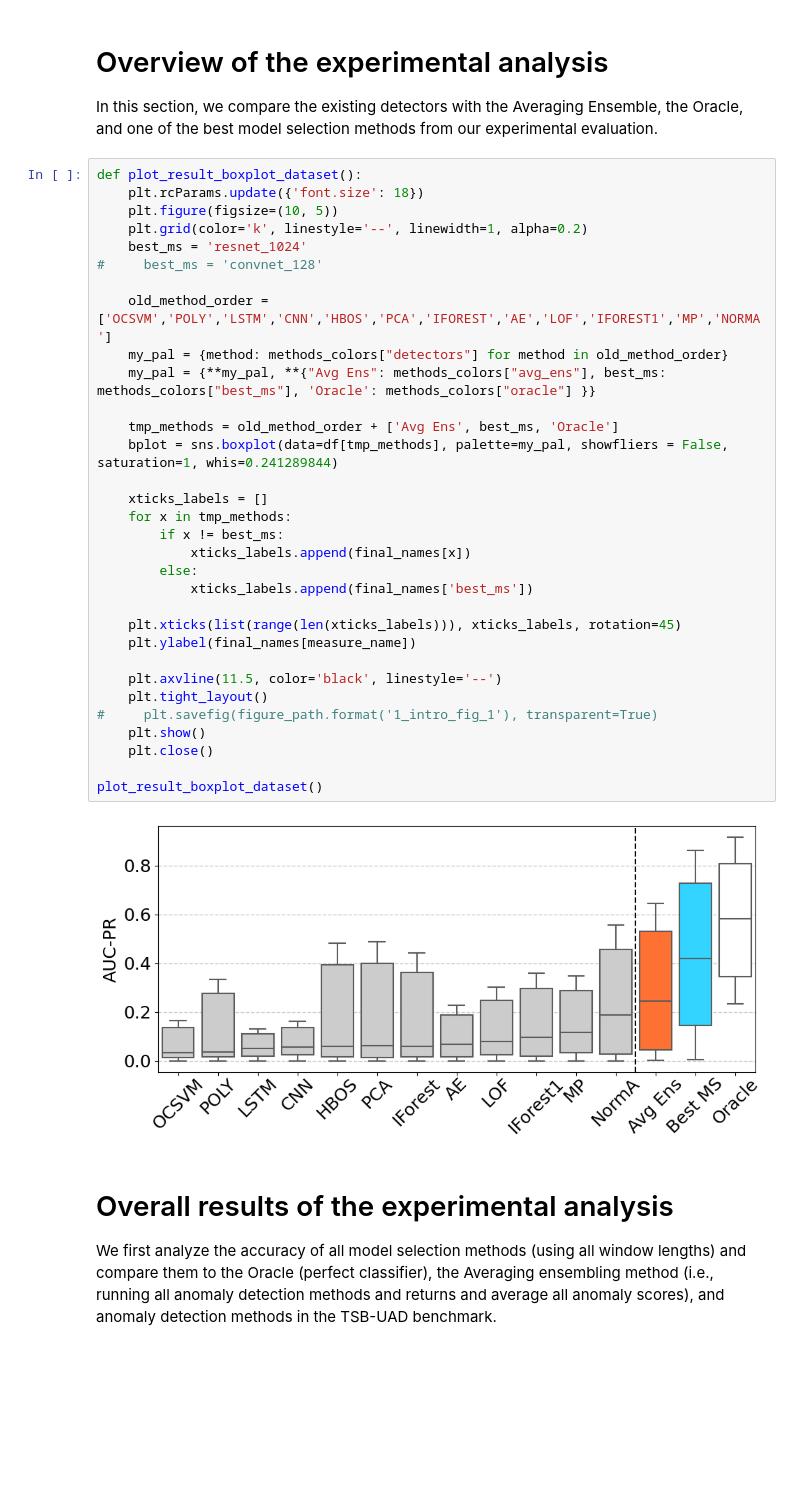
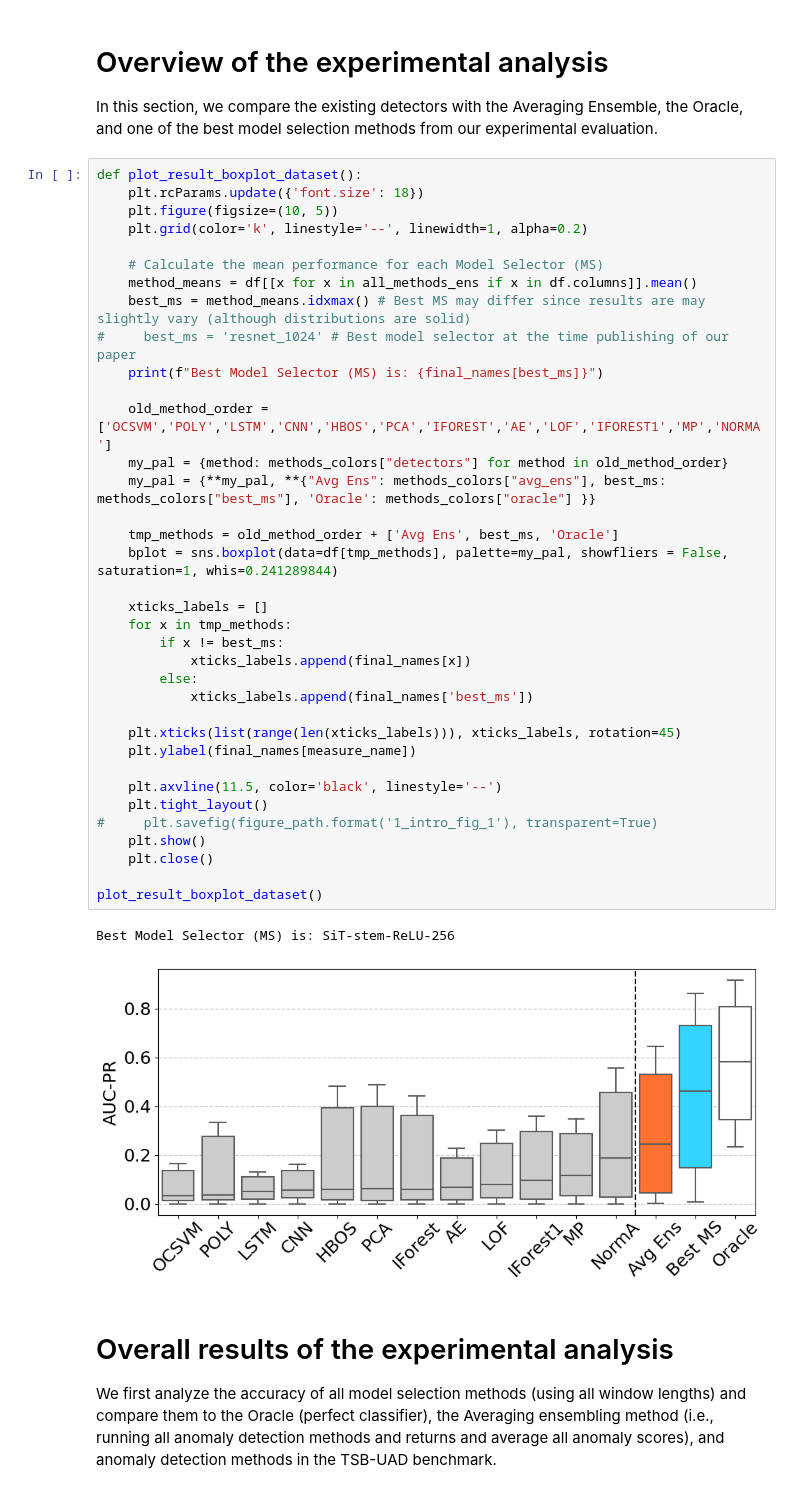
Before and after one commit to boniolp/MSAD, a Jupyter notebook: experiments/accuracy_analysis/accuracy_evaluation.ipynb, the cells around one changed output. Saved outputs shown, nothing was run; the diff lists cells and outputs as text; blank space fills up the shorter version.

```diff
--- a/experiments/accuracy_analysis/accuracy_evaluation.ipynb
+++ b/experiments/accuracy_analysis/accuracy_evaluation.ipynb
@@ -167,36 +166,41 @@ In this section, we compare the existing detectors with the Averaging Ensemble,
 def plot_result_boxplot_dataset():
     plt.rcParams.update({'font.size': 18})
     plt.figure(figsize=(10, 5))
     plt.grid(color='k', linestyle='--', linewidth=1, alpha=0.2)
-    best_ms = 'resnet_1024'
-#     best_ms = 'convnet_128'
+
+    # Calculate the mean performance for each Model Selector (MS)
+    method_means = df[[x for x in all_methods_ens if x in df.columns]].mean()
+    best_ms = method_means.idxmax() # Best MS may differ since results are may slightly vary (although distributions are solid)
+#     best_ms = 'resnet_1024' # Best model selector at the time publishing of our paper
+    print(f"Best Model Selector (MS) is: {final_names[best_ms]}")
 
     old_method_order = ['OCSVM','POLY','LSTM','CNN','HBOS','PCA','IFOREST','AE','LOF','IFOREST1','MP','NORMA']
     my_pal = {method: methods_colors["detectors"] for method in old_method_order}
     my_pal = {**my_pal, **{"Avg Ens": methods_colors["avg_ens"], best_ms: methods_colors["best_ms"], 'Oracle': methods_colors["oracle"] }}
 
     tmp_methods = old_method_order + ['Avg Ens', best_ms, 'Oracle']
     bplot = sns.boxplot(data=df[tmp_methods], palette=my_pal, showfliers = False, saturation=1, whis=0.241289844)
 
     xticks_labels = []
     for x in tmp_methods:
         if x != best_ms:
             xticks_labels.append(final_names[x])
         else:
             xticks_labels.append(final_names['best_ms'])
 
     plt.xticks(list(range(len(xticks_labels))), xticks_labels, rotation=45)
     plt.ylabel(final_names[measure_name])
 
     plt.axvline(11.5, color='black', linestyle='--')
     plt.tight_layout()
 #     plt.savefig(figure_path.format('1_intro_fig_1'), transparent=True)
     plt.show()
     plt.close()
 
 plot_result_boxplot_dataset()
 # %% [output]
+Best Model Selector (MS) is: SiT-stem-ReLU-256
-[figure, old version]
+[figure, new version]
 # %% [markdown]
 # Overall results of the experimental analysis
 
```
Also changed, not shown: parts of 6 cells of this notebook, 3 other files.
